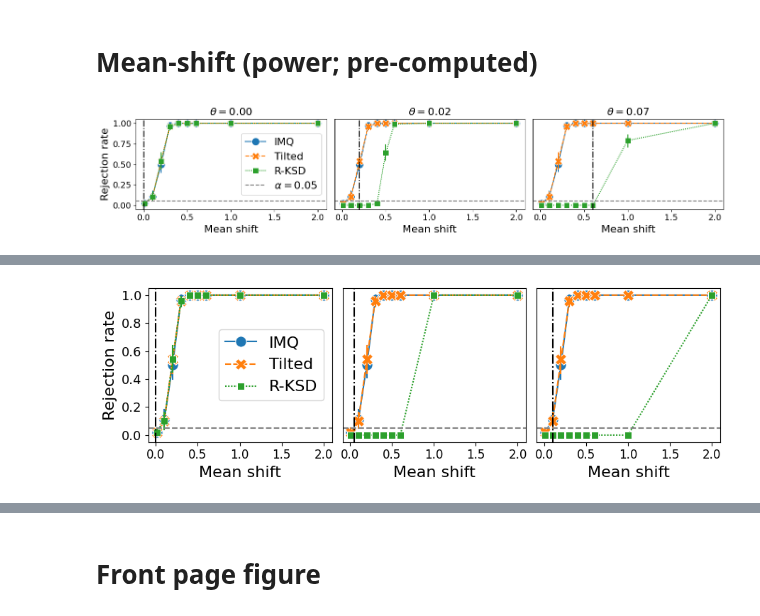
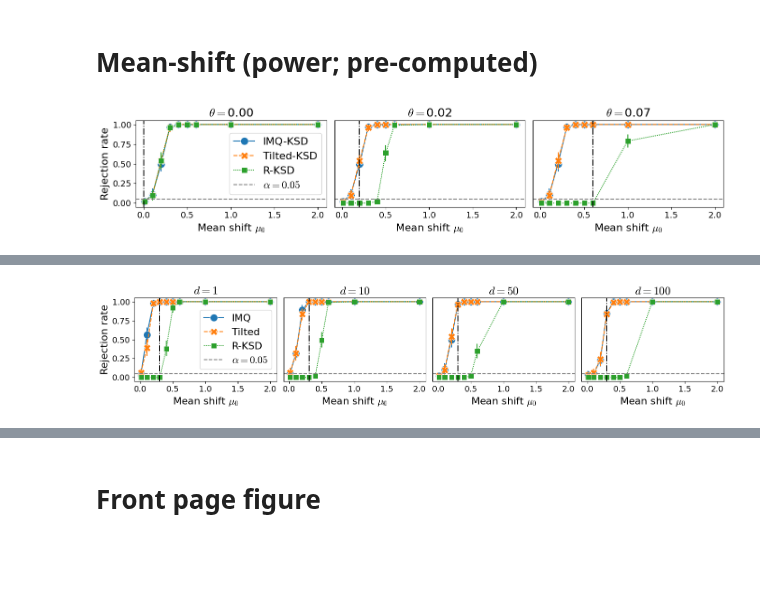
Before and after one commit to XingLLiu/robust-kernel-test, a Jupyter notebook: notebooks/gaussian.ipynb, the cells around one changed output, grey strips where cells are left out. Drawn from its saved outputs; the diff is of its cells as text; code cells hidden in the pictures; blank space fills up the shorter version.

```diff
--- a/notebooks/gaussian.ipynb
+++ b/notebooks/gaussian.ipynb
@@ -237,5 +23,0 @@ for m in methods:
-# %%
-np.random.seed(2024)
-
-n = 500
-eps = 0.01
@@ -1260,13 +214,12 @@ mean_ls = list(stats_res.keys())
 
 theta_new_ls = [
     0.,
-    res_df.loc[(res_df.method == "Tilted") & (res_df.mean_idx == 2), "ksd"].mean(),
-    res_df.loc[(res_df.method == "Tilted") & (res_df.mean_idx == 6), "ksd"].mean(),
+    res_df.loc[(res_df.method == "Tilted-KSD") & (res_df.mean_idx == 2), "ksd"].mean(),
+    res_df.loc[(res_df.method == "Tilted-KSD") & (res_df.mean_idx == 6), "ksd"].mean(),
 ]
 ms_thresh_ls = [0, mean_ls[2], mean_ls[6]]
 
-# _, axes = plt.subplots(ncols=3, nrows=1, figsize=(3*len(theta_new_ls), 3))
-_, axes = plt.subplots(ncols=len(eps0_ls), figsize=(4.5*len(theta_new_ls), 3))
+_, axes = plt.subplots(ncols=len(theta_new_ls), figsize=(4.5*len(theta_new_ls), 3))
 
 for i, theta_new in enumerate(theta_new_ls):
     # change theta
@@ -1278,7 +231,7 @@ for i, theta_new in enumerate(theta_new_ls):
     # plot
     rr = stats_res_new
 
-    methods = {"standard": "IMQ", "tilted": "Tilted", "tilted_r_boot": "R-KSD"}
+    # methods = {"standard": "IMQ-KSD", "tilted": "Tilted-KSD", "tilted_r_boot": "R-KSD"}
 
     res_df = {"rej": [], "ksd": [], "mean_idx": [], "method": [], "ms": []}
     for method, lab in methods.items():
@@ -1299,11 +252,11 @@ for i, theta_new in enumerate(theta_new_ls):
     ax.axvline(ms_thresh_ls[i], linestyle="-.", color="k")
     ax.axhline(0.05, linestyle="--", color="grey", label=r"$\alpha=0.05$")
     ax.set_ylim(-0.05, 1.05)
-    ax.set_xlabel("Mean shift", fontsize=16)
+    ax.set_xlabel(r"Mean shift $\mu_0$", fontsize=16)
     ax.set_ylabel("Rejection rate", fontsize=16)
     ax.xaxis.set_tick_params(labelsize=13)
     ax.yaxis.set_tick_params(labelsize=13)
-    ax.set_title(r"$\theta=${:.2f}".format(round(theta, 2)), fontsize=16)
+    ax.set_title(r"$\theta=${:.2f}".format(round(theta, 2)), fontsize=18)
     ax.legend([],[], frameon=False)
 
     if i == 0:
@@ -1313,6 +266,6 @@ for i, theta_new in enumerate(theta_new_ls):
         ax.set_ylabel("")
 
 plt.tight_layout()
-# plt.savefig("../figs/robust/rej_ms.pdf")
+plt.savefig("../figs/robust/rej_ms.pdf")
 # %% [output]
-[figure, old version]
+[figure, new version]
@@ -1319,34 +281,24 @@ plt.tight_layout()
 # %%
-# choosing theta by eps0
-mean_ls = list(stats_res.keys())
+_, axes = plt.subplots(ncols=len(dim_ls), nrows=1, figsize=(3.5*len(dim_ls), 3))
 
-eps0_ls = [0., 0.05, 0.1]
-ms_thresh_ls = [0, mean_ls[2], mean_ls[6]]
+for i, dim in enumerate(dim_ls):
 
-_, axes = plt.subplots(ncols=3, nrows=1, figsize=(3*len(eps0_ls), 3))
+    rr = stats_res_ls[dim]
+    mean_ls = list(rr.keys())
 
-for i, eps0 in enumerate(eps0_ls):
     # change theta
-    stats_res_new = copy.deepcopy(stats_res)
-    print("stats_res", np.mean(stats_res[mean_ls[-2]]["tilted_r_boot"]["rej"]))
+    ms_thresh = mean_ls[3]
+    theta_new = np.mean(rr[ms_thresh]["tilted"]["u_stat"])**0.5
+    stats_res_new = copy.deepcopy(rr)
     for ss in mean_ls:
-        tau = np.array(stats_res_new[ss]["tilted_r_bootmax"]["tau"])
-        theta_new = eps0 * tau**0.5
-
         stats_res_new[ss] = exp_utils.change_theta(stats_res_new[ss], ["tilted_r_boot"], theta_new)
-
-    print("stats_res_new", np.mean(stats_res_new[mean_ls[-2]]["tilted_r_boot"]["rej"]))
-    print("theta_new", np.mean(theta_new))
-
-    # plot
-    rr = stats_res_new
 
     methods = {"standard": "IMQ", "tilted": "Tilted", "tilted_r_boot": "R-KSD"}
 
     res_df = {"rej": [], "ksd": [], "mean_idx": [], "method": [], "ms": []}
     for method, lab in methods.items():
         for kk, ss in enumerate(mean_ls):
-            rej = rr[ss][method]["rej"]
+            rej = stats_res_new[ss][method]["rej"]
             res_df["rej"] = res_df["rej"] + rej
             res_df["mean_idx"] = res_df["mean_idx"] + [kk] * len(rej)
             res_df["method"] = res_df["method"] + [lab] * len(rej)
@@ -1355,27 +307,25 @@ for i, eps0 in enumerate(eps0_ls):
             res_df["ms"].extend([ss] * len(rej))
     res_df = pd.DataFrame(res_df)
 
+    # plot
     ax = axes[i]
-    sns.lineplot(ax=ax, data=res_df, x="ms", y="rej", hue="method", style="method", markers=True, err_style="bars", markersize=11)
+    sns.lineplot(ax=ax, data=res_df, x="ms", y="rej", hue="method", style="method", markers=True, err_style="bars", markersize=12)
 
-    theta = np.mean(rr[mean_ls[0]]["theta"])
-    print("theta_plot", theta)
-    # ax.axvline(theta, linestyle="-.", color="k")
-    ax.axhline(0.05, linestyle="--", color="grey")
+    ax.axvline(ms_thresh, linestyle="-.", color="k")
+    ax.axhline(0.05, linestyle="--", color="grey", label=r"$\alpha=0.05$")
     ax.set_ylim(-0.05, 1.05)
-    ax.set_xlabel("Mean shift", fontsize=16)
+    ax.set_xlabel(r"Mean shift $\mu_0$", fontsize=16)
     ax.set_ylabel("Rejection rate", fontsize=16)
-    ax.xaxis.set_tick_params(labelsize=12)
+    ax.xaxis.set_tick_params(labelsize=13)
     ax.yaxis.set_tick_params(labelsize=13)
-    # ax.set_title(r"$\theta=${:.2f}".format(round(theta, 2)), fontsize=16)
+    ax.set_title(rf"$d = {dim}$", fontsize=18)
     ax.legend([],[], frameon=False)
 
-    if i == 0:
-        ax.legend(loc="center right", fontsize=16)
-    else:
+    if i > 0:
         ax.get_yaxis().set_ticks([])
         ax.set_ylabel("")
 
+axes[0].legend(loc="center right", fontsize=16)
 plt.tight_layout()
-# plt.savefig("../figs/robust/rej_ms.pdf")
+plt.savefig("../figs/robust/rej_ms_dim.pdf")
 # %% [output]
@@ -1394 +332 @@ theta_plot 0.10277519
-[figure, old version]
+[figure, new version]
```
Also changed, not shown: parts of 80 cells of this notebook, 15 other files.
